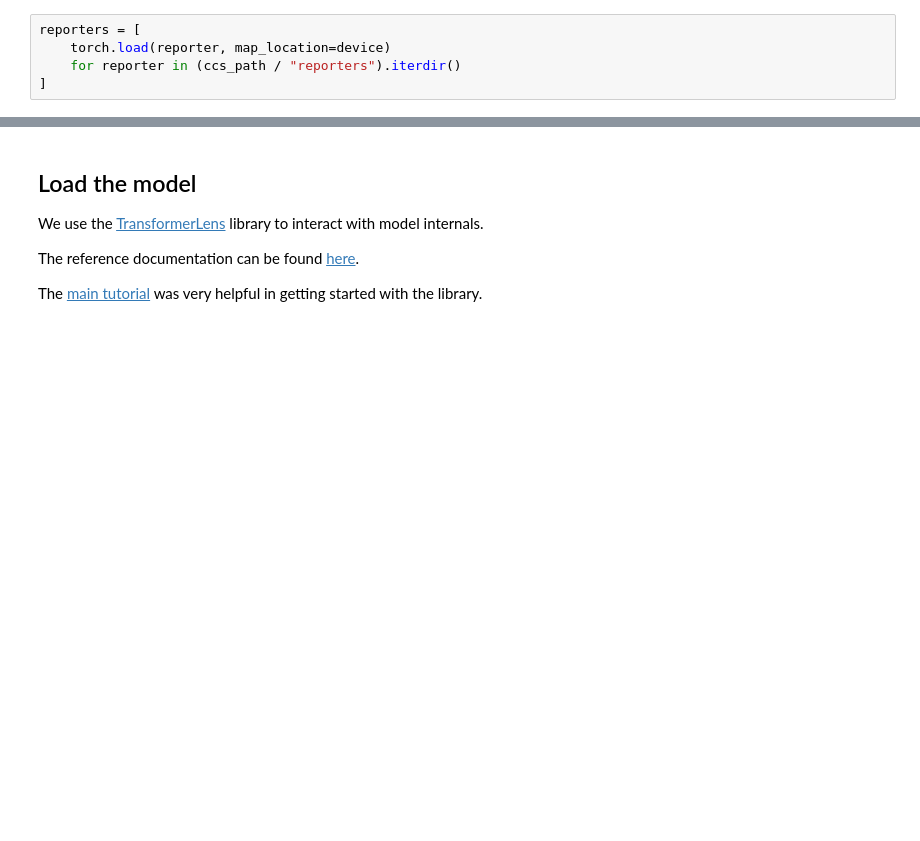
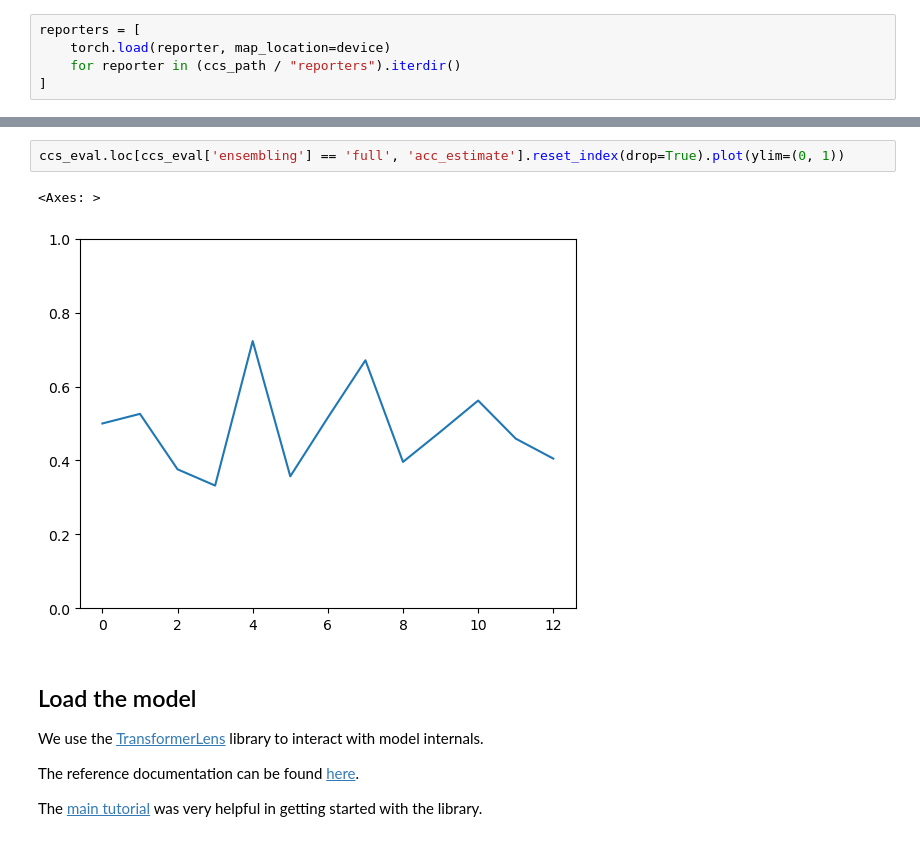
Before and after one commit to adzcai/elk-experiments, a Jupyter notebook: Exploration.ipynb, the cells around one changed output, grey strips where cells are left out. Drawn from its saved outputs; the diff is of its cells as text; blank space fills up the shorter version.

```diff
--- a/Exploration.ipynb
+++ b/Exploration.ipynb
@@ -116,3 +164,8 @@ reporters = [
+# %%
+ccs_eval.loc[ccs_eval['ensembling'] == 'full', 'acc_estimate'].reset_index(drop=True).plot(ylim=(0, 1))
+# %% [output]
+<Axes: >
+[figure, added]
 # %% [markdown]
 ## Load the model
 
```
Also changed, not shown: parts of 42 cells of this notebook, 5 other files.
